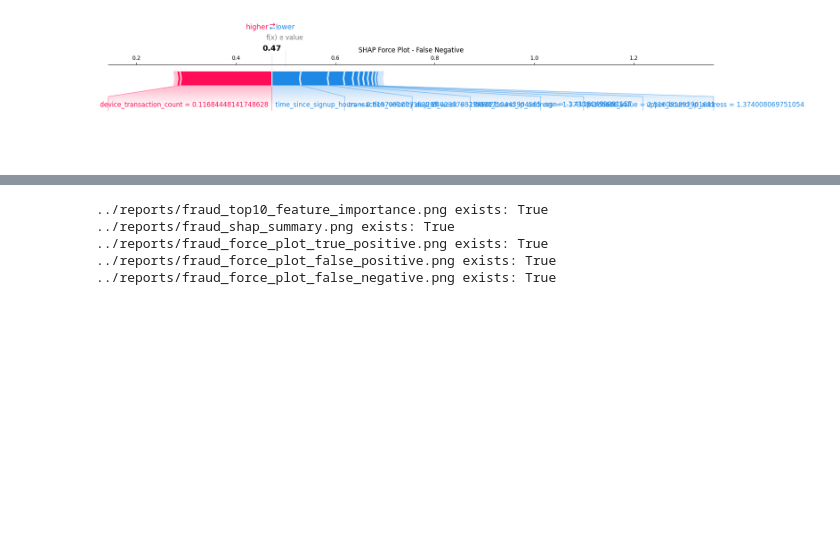
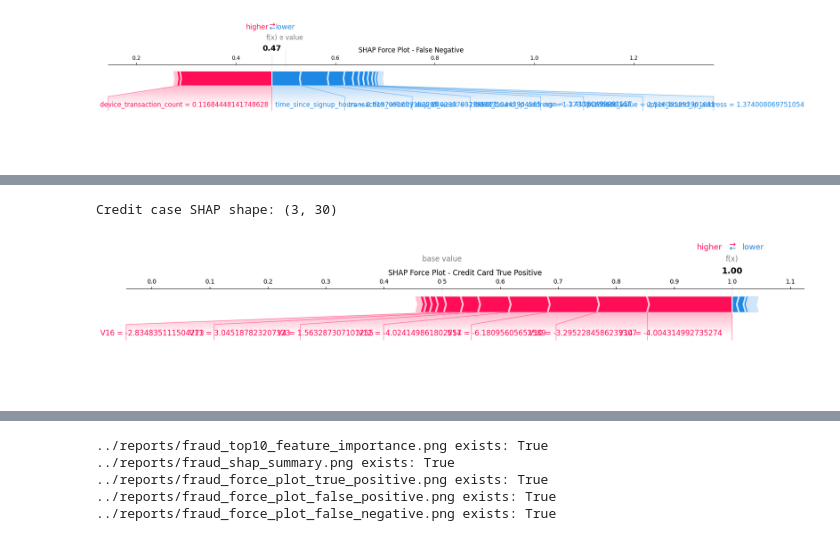
Before and after one commit to Bilen189/fraud-detection, a Jupyter notebook: notebooks/03_shap_explainability.ipynb, the cells around one changed output, grey strips where cells are left out. Cells and saved outputs as stored; diff of their text form; code cells hidden in the pictures; blank space fills up the shorter version.

```diff
--- a/notebooks/03_shap_explainability.ipynb
+++ b/notebooks/03_shap_explainability.ipynb
@@ -208,0 +347,14 @@ plt.show()
+# %%
+# Create a small explanation dataset containing exactly the 3 cases we need
+credit_case_indices = [credit_tp_index, credit_fp_index, credit_fn_index]
+
+X_credit_cases = X_test_credit[credit_case_indices]
+
+credit_case_labels = ["True Positive", "False Positive", "False Negative"]
+
+X_credit_cases_df = pd.DataFrame(
+    X_credit_cases,
+    columns=credit_feature_names
+)
+
+X_credit_cases_df
@@ -208,0 +367,31 @@ plt.show()
+# %%
+credit_case_shap_values = credit_explainer.shap_values(X_credit_cases)
+
+if isinstance(credit_case_shap_values, list):
+    credit_case_shap_values_class_1 = credit_case_shap_values[1]
+else:
+    if len(credit_case_shap_values.shape) == 3:
+        credit_case_shap_values_class_1 = credit_case_shap_values[:, :, 1]
+    else:
+        credit_case_shap_values_class_1 = credit_case_shap_values
+
+print("Credit case SHAP shape:", credit_case_shap_values_class_1.shape)
+# %% [output]
+Credit case SHAP shape: (3, 30)
+# %%
+credit_base_value = credit_explainer.expected_value[1]
+
+shap.force_plot(
+    credit_base_value,
+    credit_case_shap_values_class_1[0],
+    X_credit_cases_df.iloc[0],
+    feature_names=credit_feature_names,
+    matplotlib=True,
+    show=False
+)
+
+plt.title("SHAP Force Plot - Credit Card True Positive")
+plt.savefig("../reports/credit_force_plot_true_positive.png", bbox_inches="tight")
+plt.show()
+# %% [output]
+[figure, added]
```
Also changed, not shown: parts of 9 cells of this notebook, 6 other files.
